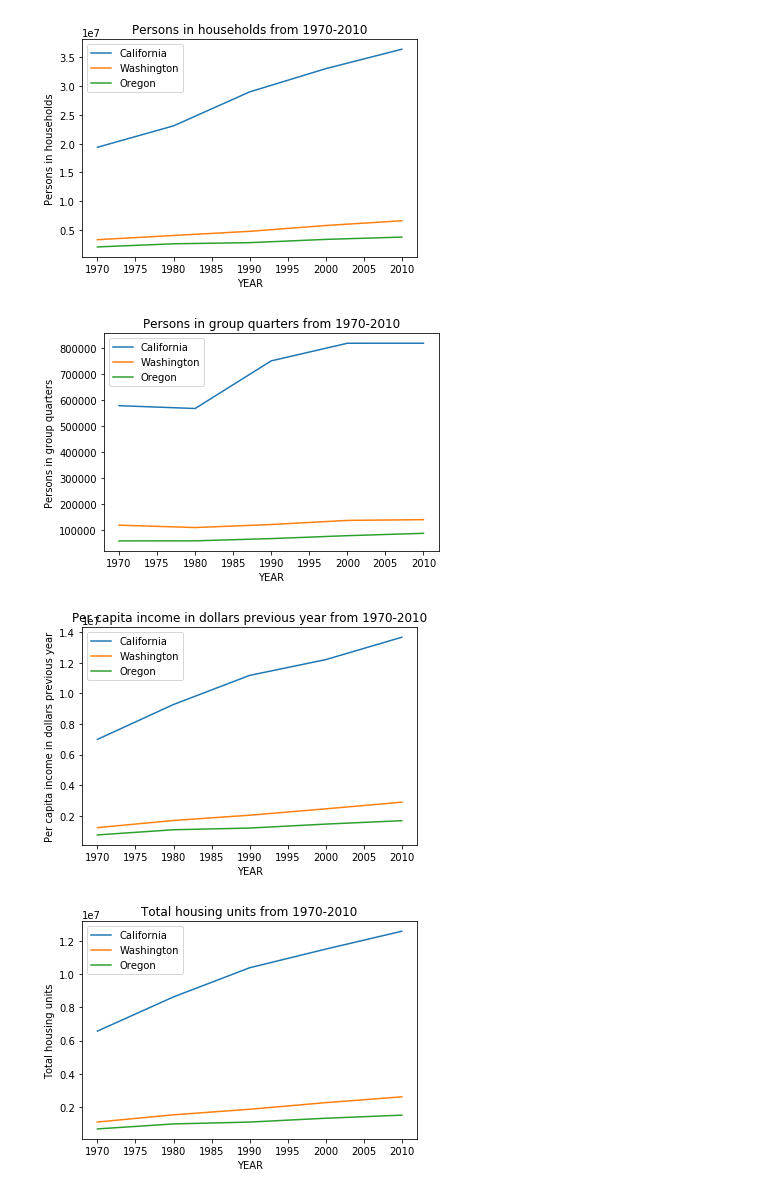
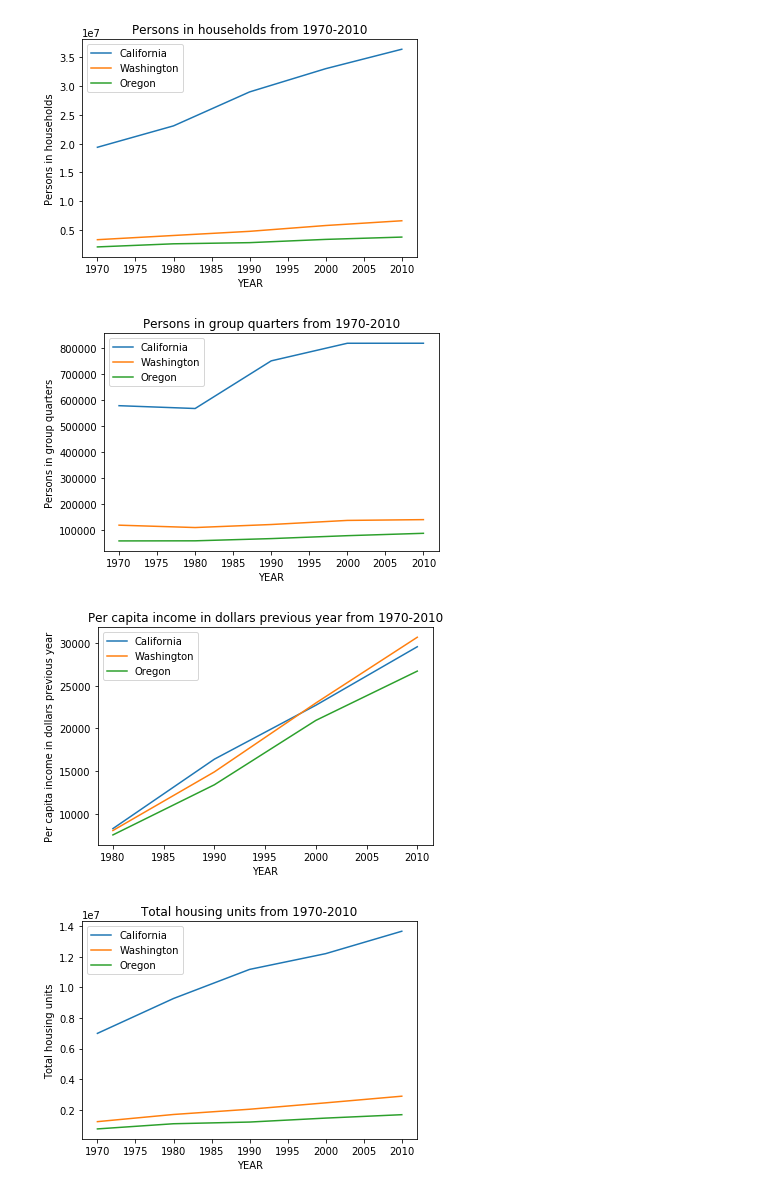
Before and after one commit to joe-loy/residential-real-estate-analysis, a Jupyter notebook: NHGISDataRealEstate.ipynb, the cells around one changed output. Cells and saved outputs as stored; diff of their text form; code cells hidden in the pictures.

```diff
--- a/NHGISDataRealEstate.ipynb
+++ b/NHGISDataRealEstate.ipynb
@@ -74,6 +53,10 @@ def plotStateData(states, dataFields, dfState):
         # Create a figure to plot different states for current data field
         plt.figure(i)
         for j in range(len(states)):
+            if dataFields[i] == 3:
+                YEARS = [1980, 1990, 2000, 2010]
+            else:
+                YEARS = [1970, 1980, 1990, 2000, 2010]
             row = dfState[dfState['STATE'] == states[j]].index.values[0]
             data = dfState.iloc[row, DATAFIELDRANGES[dataFields[i]]].tolist()
             data = [int(k) for k in data]
@@ -86,10 +69,10 @@ def plotStateData(states, dataFields, dfState):
         plt.autoscale()
 # %%
 states = ['California', 'Washington', 'Oregon']
-plotStateData(states, [0, 1, 2, 4, 5], dfState)
+plotStateData(states, [0, 1, 2, 3, 4, 5, 6], dfState)
 # %% [output]
 [figure]
 [figure]
 [figure]
-[figure, old version]
+[figure, new version]
-[figure, old version]
+[figure, new version]
```
Also changed, not shown: parts of 4 cells of this notebook.
